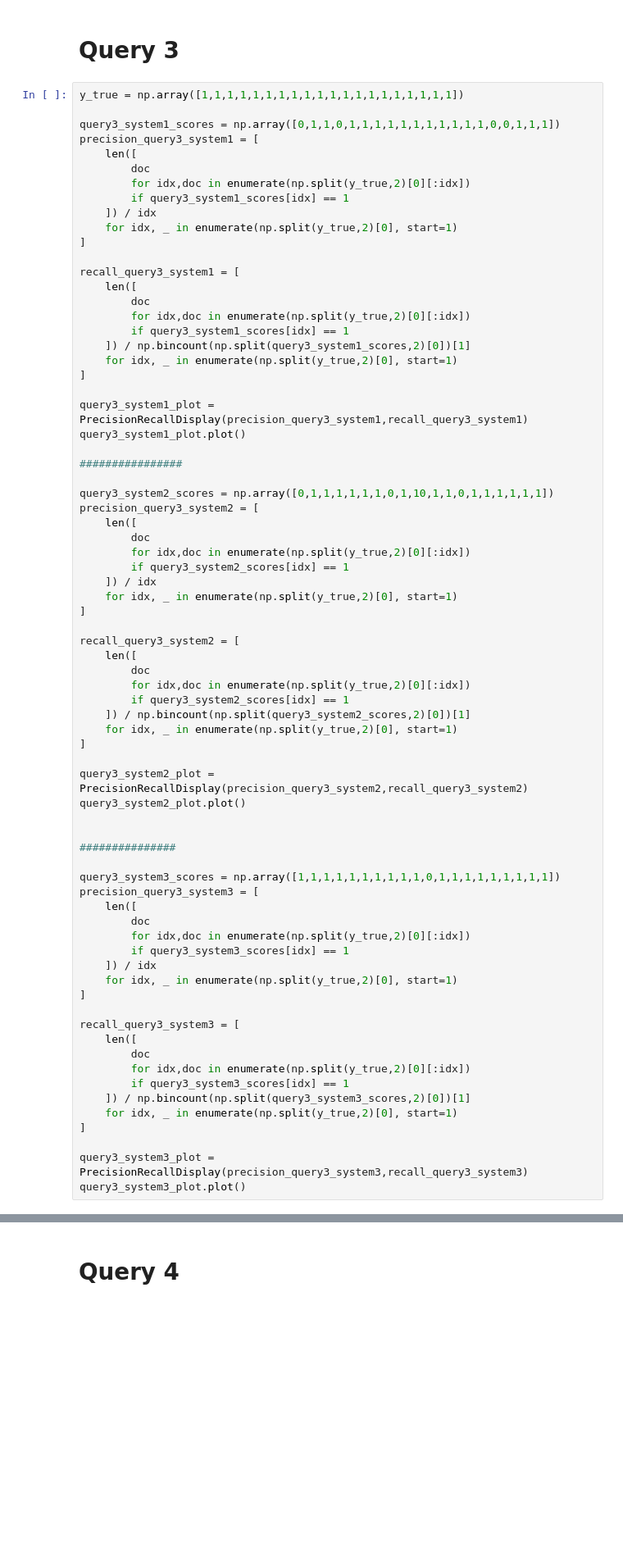
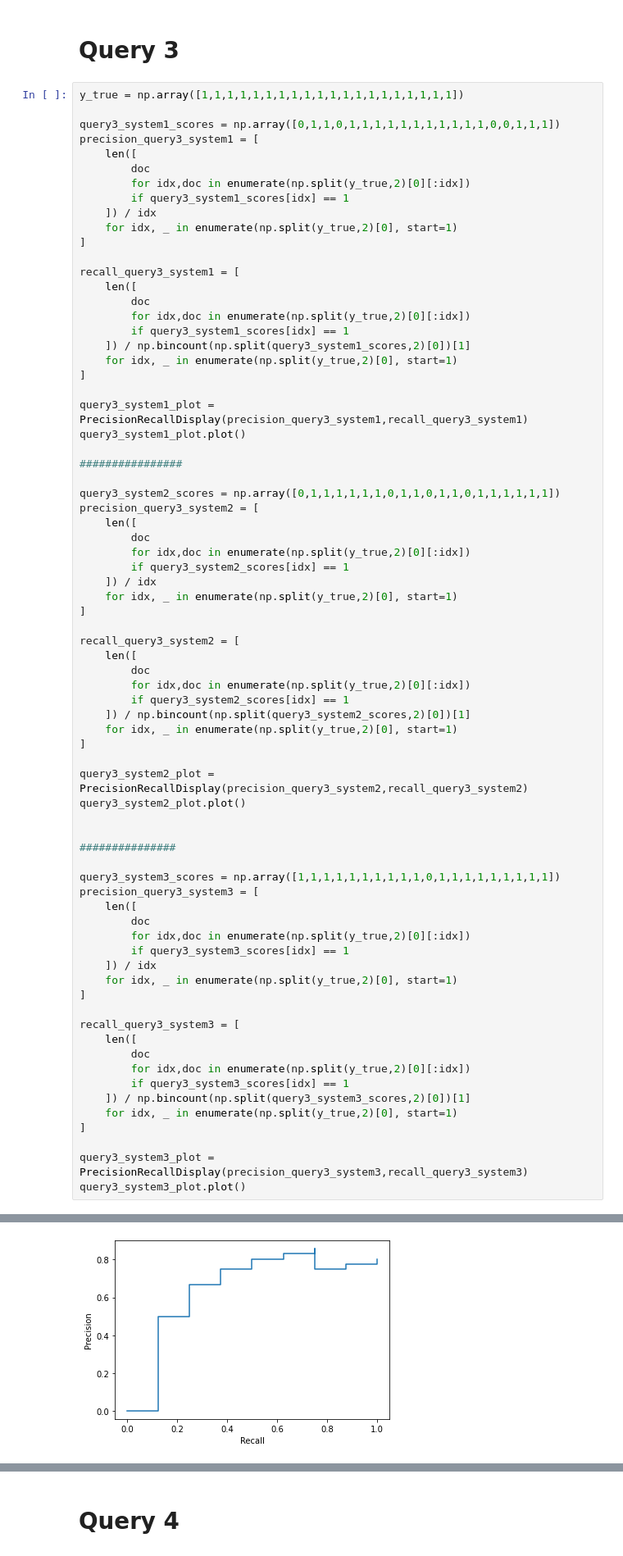
Before and after one commit to davide-castro20/FEUP-PRI, a Jupyter notebook: precision_graphs.ipynb, the cells around one changed output, grey strips where cells are left out. Shown: that part at 82% size. Cells and saved outputs as stored; diff of their text form; blank space fills up the shorter version.

```diff
--- a/precision_graphs.ipynb
+++ b/precision_graphs.ipynb
@@ -191,7 +191,7 @@ query3_system1_plot.plot()
 
 ################
 
-query3_system2_scores = np.array([0,1,1,1,1,1,1,0,1,10,1,1,0,1,1,1,1,1,1])
+query3_system2_scores = np.array([0,1,1,1,1,1,1,0,1,1,0,1,1,0,1,1,1,1,1,1])
 precision_query3_system2 = [
     len([
         doc
@@ -242 +242,2 @@ ValueError: array split does not result in an equal division
 [figure]
+[figure, added]
```
Also changed, not shown: parts of 2 cells of this notebook.
